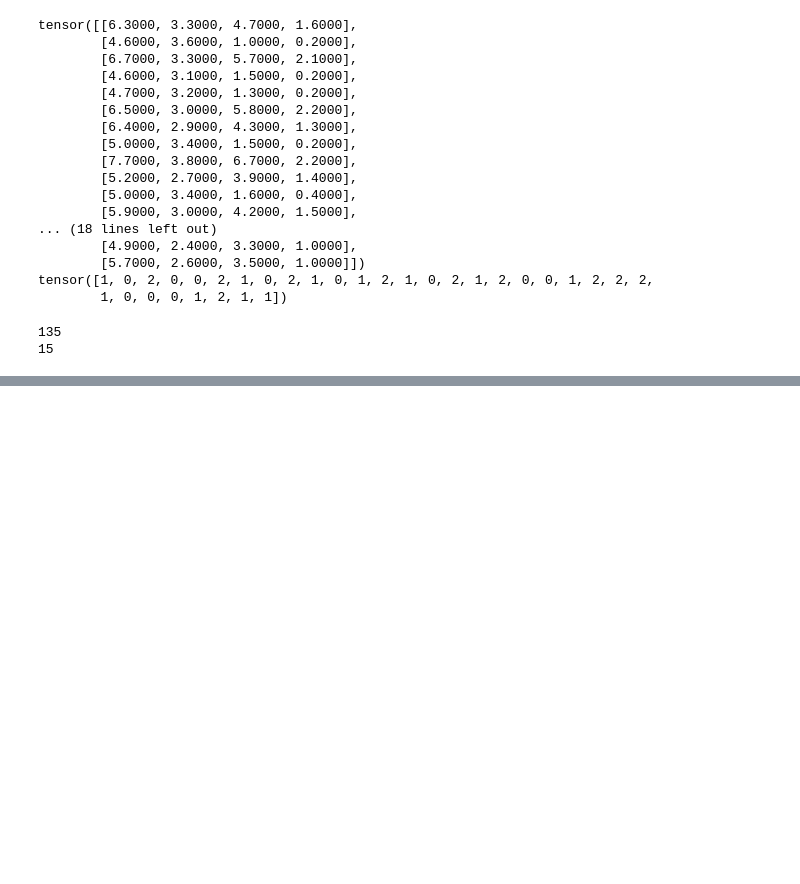
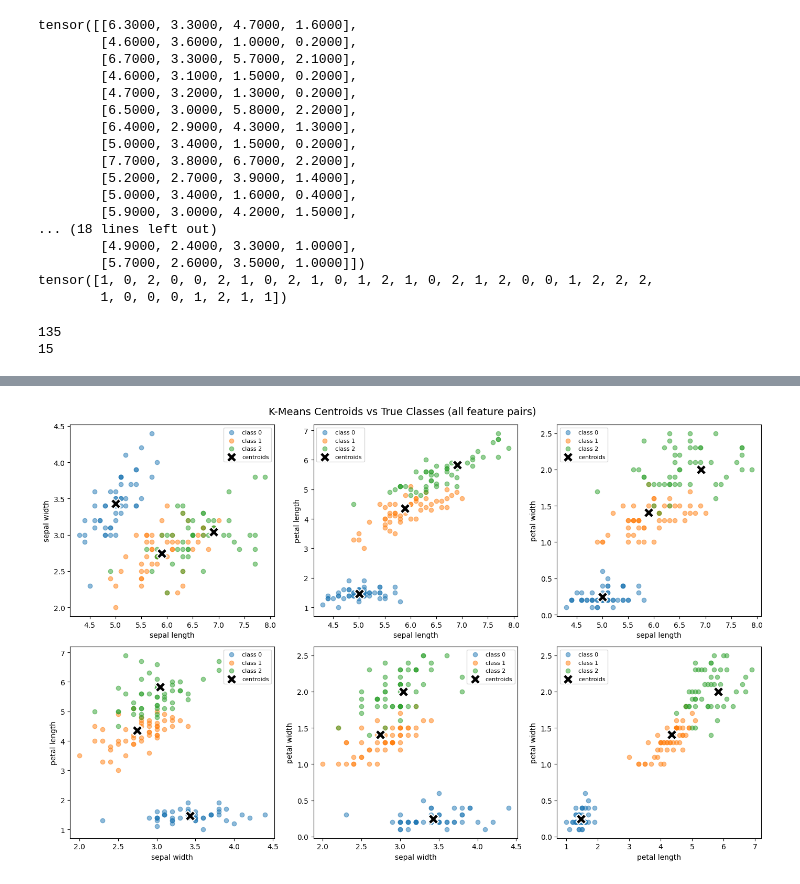
Before and after one commit to Jared-Junkin/k_means, a Jupyter notebook: k_means.ipynb, the cells around one changed output, grey strips where cells are left out. Saved outputs shown, nothing was run; the diff lists cells and outputs as text; code cells hidden in the pictures; blank space fills up the shorter version.

```diff
--- a/k_means.ipynb
+++ b/k_means.ipynb
@@ -168,0 +172,31 @@ step 99 train acc: 0.9111111164093018, test acc: 0.7333333333333333
+# %%
+import matplotlib.pyplot as plt
+import itertools
+
+feature_names = ['sepal length', 'sepal width', 'petal length', 'petal width']
+pairs = list(itertools.combinations(range(4), 2))
+
+fig, axes = plt.subplots(2, 3, figsize=(14, 9))
+axes = axes.flatten()
+
+X_np = X.numpy()
+y_np = y.numpy()
+centroids_np = trainer.centroids.detach().numpy()
+
+for idx, (i, j) in enumerate(pairs):
+    ax = axes[idx]
+    for label in range(3):
+        mask = y_np == label
+        ax.scatter(X_np[mask, i], X_np[mask, j], alpha=0.5, label=f'class {label}')
+    ax.scatter(centroids_np[:, i], centroids_np[:, j],
+               c='black', marker='X', s=200, edgecolors='white', linewidths=1.5,
+               label='centroids', zorder=5)
+    ax.set_xlabel(feature_names[i])
+    ax.set_ylabel(feature_names[j])
+    ax.legend(fontsize=8)
+
+plt.suptitle('K-Means Centroids vs True Classes (all feature pairs)', fontsize=14)
+plt.tight_layout()
+plt.show()
+# %% [output]
+[figure, added]
```
Also changed, not shown: parts of 2 cells of this notebook.
